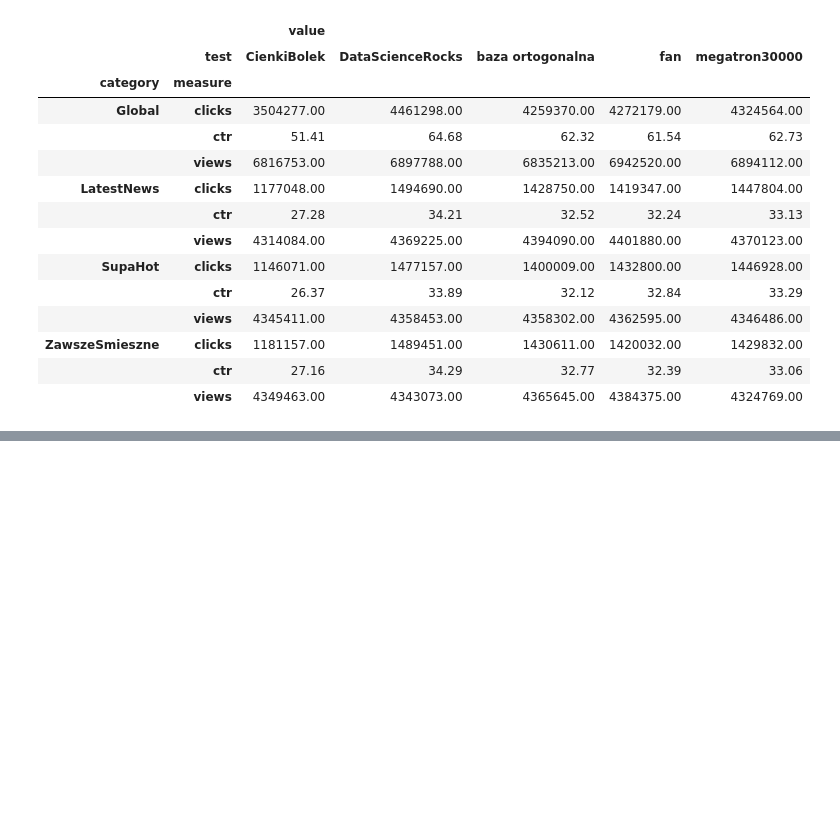
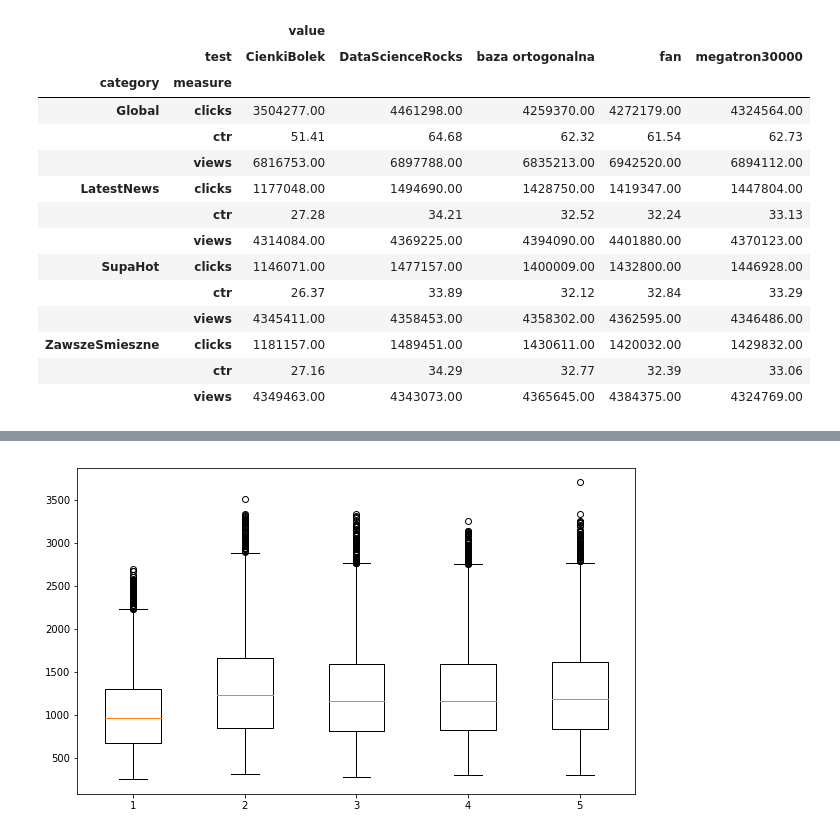
Before and after one commit to langusta/cheatsheets, a Jupyter notebook: data_wrangling/py-data-wrangling.ipynb, the cells around one changed output, grey strips where cells are left out. Drawn from its saved outputs; the diff is of its cells as text; code cells hidden in the pictures; blank space fills up the shorter version.

```diff
--- a/data_wrangling/py-data-wrangling.ipynb
+++ b/data_wrangling/py-data-wrangling.ipynb
@@ -81,0 +90,12 @@ summ.set_index(['test', 'category', 'measure']).unstack(level=0)
+# %%
+fig, ax1 = plt.subplots(figsize=(10, 6))
+fig.canvas.set_window_title('A Boxplot Example')
+
+bp_data = []
+for tst_name, tst_data in data.groupby('test'):
+    bp_data.append(tst_data['clicks'])
+
+bp = plt.boxplot(bp_data)
+plt.show()
+# %% [output]
+[figure, added]
```
Also changed, not shown: parts of 6 cells of this notebook.
